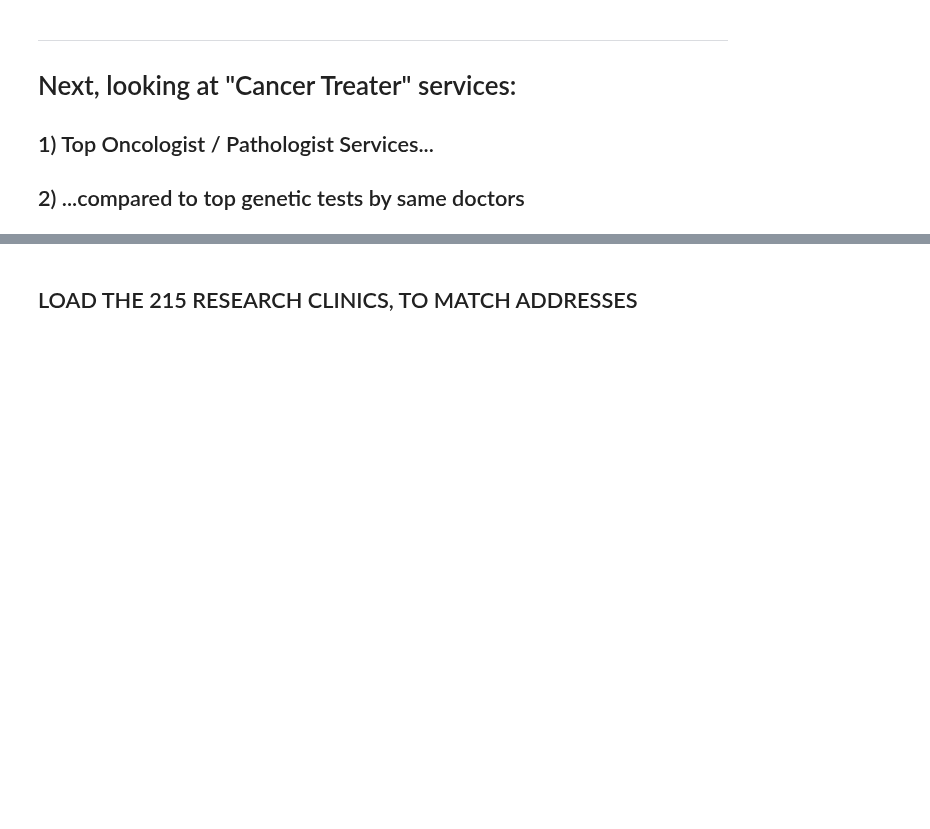
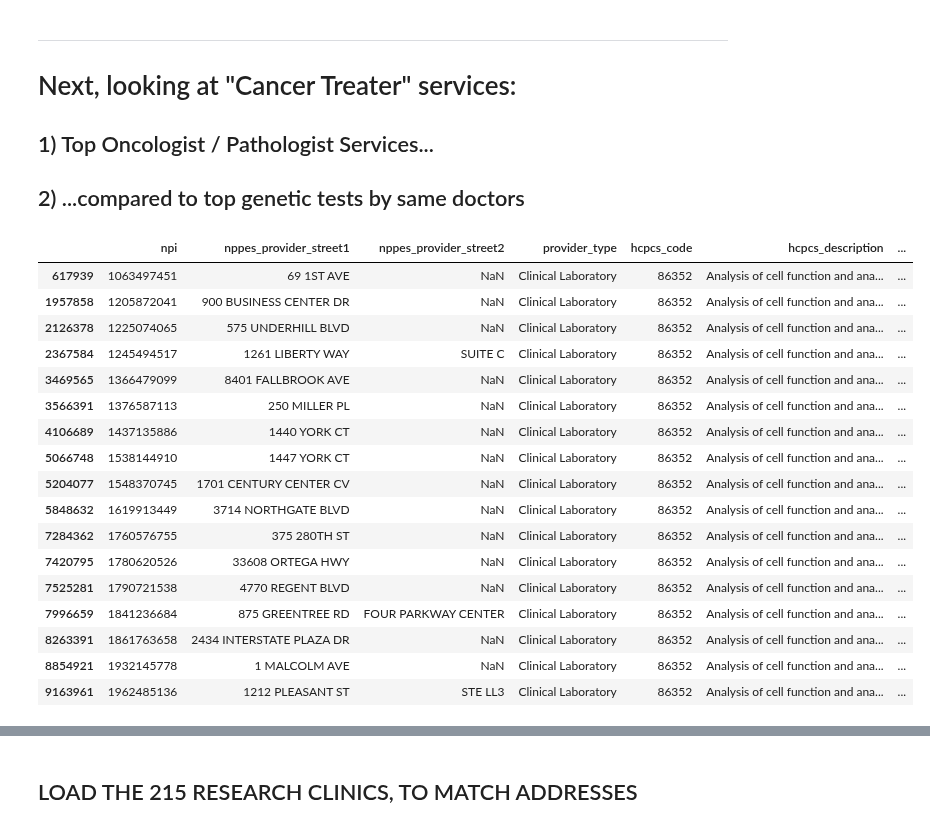
Before and after one commit to xthomas/dataviz, a Jupyter notebook: hcp-data/OncPath.ipynb, the cells around one changed output, grey strips where cells are left out. Saved outputs shown, nothing was run; the diff lists cells and outputs as text; code cells hidden in the pictures; blank space fills up the shorter version.

Commit message:
Adding the OncPath pivot table

```diff
--- a/hcp-data/OncPath.ipynb
+++ b/hcp-data/OncPath.ipynb
@@ -151,0 +155,22 @@ Text(0.5,1,'Total Claims vs. Cancer Treater Claims')
+# %%
+df = genetic15[genetic15["hcpcs_description"].str.contains("Analysis of cell function and analysis for genetic marker", na=False)]
+df
+# %% [output]
+|  | npi | nppes_provider_street1 | nppes_provider_street2 | provider_type | hcpcs_code | hcpcs_description | ... |
+| 617939 | 1063497451 | 69 1ST AVE | NaN | Clinical Laboratory | 86352 | Analysis of cell function and ana... | ... |
+| 1957858 | 1205872041 | 900 BUSINESS CENTER DR | NaN | Clinical Laboratory | 86352 | Analysis of cell function and ana... | ... |
+| 2126378 | 1225074065 | 575 UNDERHILL BLVD | NaN | Clinical Laboratory | 86352 | Analysis of cell function and ana... | ... |
+| 2367584 | 1245494517 | 1261 LIBERTY WAY | SUITE C | Clinical Laboratory | 86352 | Analysis of cell function and ana... | ... |
+| 3469565 | 1366479099 | 8401 FALLBROOK AVE | NaN | Clinical Laboratory | 86352 | Analysis of cell function and ana... | ... |
+| 3566391 | 1376587113 | 250 MILLER PL | NaN | Clinical Laboratory | 86352 | Analysis of cell function and ana... | ... |
+| 4106689 | 1437135886 | 1440 YORK CT | NaN | Clinical Laboratory | 86352 | Analysis of cell function and ana... | ... |
+| 5066748 | 1538144910 | 1447 YORK CT | NaN | Clinical Laboratory | 86352 | Analysis of cell function and ana... | ... |
+| 5204077 | 1548370745 | 1701 CENTURY CENTER CV | NaN | Clinical Laboratory | 86352 | Analysis of cell function and ana... | ... |
+| 5848632 | 1619913449 | 3714 NORTHGATE BLVD | NaN | Clinical Laboratory | 86352 | Analysis of cell function and ana... | ... |
+| 7284362 | 1760576755 | 375 280TH ST | NaN | Clinical Laboratory | 86352 | Analysis of cell function and ana... | ... |
+| 7420795 | 1780620526 | 33608 ORTEGA HWY | NaN | Clinical Laboratory | 86352 | Analysis of cell function and ana... | ... |
+| 7525281 | 1790721538 | 4770 REGENT BLVD | NaN | Clinical Laboratory | 86352 | Analysis of cell function and ana... | ... |
+| 7996659 | 1841236684 | 875 GREENTREE RD | FOUR PARKWAY CENTER | Clinical Laboratory | 86352 | Analysis of cell function and ana... | ... |
+| 8263391 | 1861763658 | 2434 INTERSTATE PLAZA DR | NaN | Clinical Laboratory | 86352 | Analysis of cell function and ana... | ... |
+| 8854921 | 1932145778 | 1 MALCOLM AVE | NaN | Clinical Laboratory | 86352 | Analysis of cell function and ana... | ... |
+| 9163961 | 1962485136 | 1212 PLEASANT ST | STE LL3 | Clinical Laboratory | 86352 | Analysis of cell function and ana... | ... |
```
Also changed, not shown: parts of 12 cells of this notebook.
